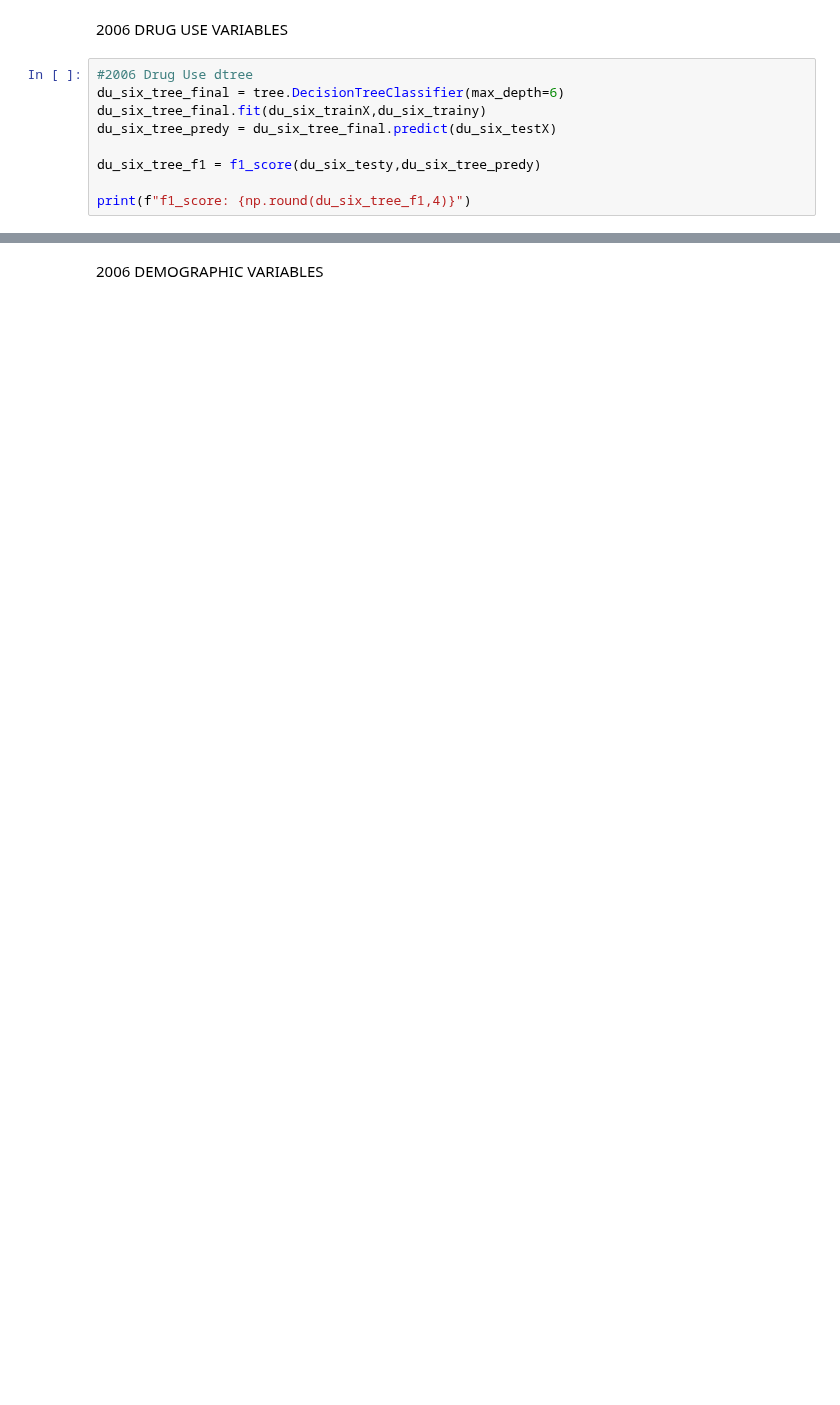
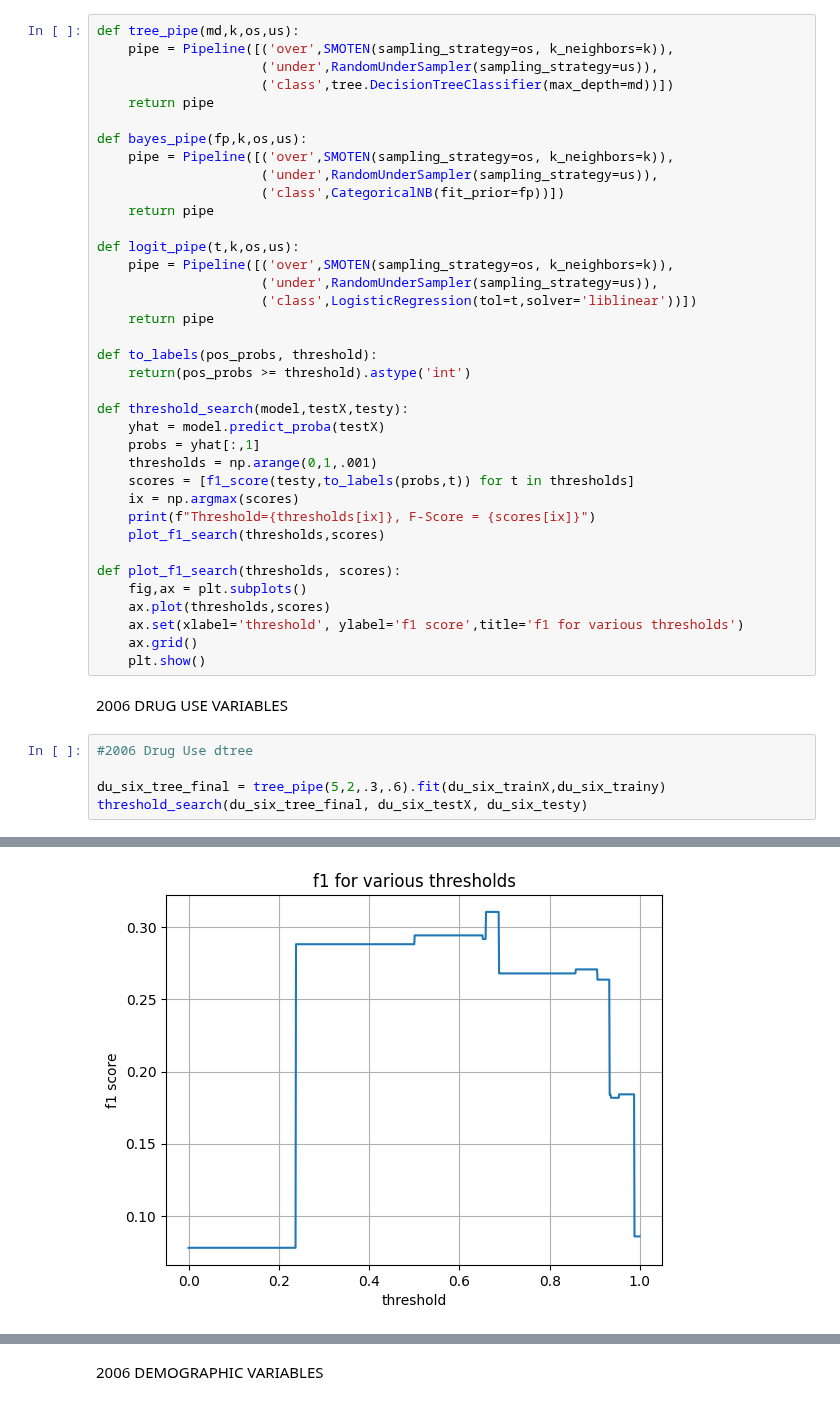
Before and after one commit to HotelTango314/dsa5900, a Jupyter notebook: NSDUH_Explore.ipynb, the cells around one changed output, grey strips where cells are left out. Cells and saved outputs as stored; diff of their text form; blank space fills up the shorter version.

Commit message:
finished f1 plot

```diff
--- a/NSDUH_Explore.ipynb
+++ b/NSDUH_Explore.ipynb
@@ -1198,12 +1200,45 @@ Now that we know the optimal hyperparameters, time to create final 12 models(3 m
+# %%
+def tree_pipe(md,k,os,us):
+    pipe = Pipeline([('over',SMOTEN(sampling_strategy=os, k_neighbors=k)),
+                     ('under',RandomUnderSampler(sampling_strategy=us)),
+                     ('class',tree.DecisionTreeClassifier(max_depth=md))])
+    return pipe
+
+def bayes_pipe(fp,k,os,us):
+    pipe = Pipeline([('over',SMOTEN(sampling_strategy=os, k_neighbors=k)),
+                     ('under',RandomUnderSampler(sampling_strategy=us)),
+                     ('class',CategoricalNB(fit_prior=fp))])
+    return pipe
+
+def logit_pipe(t,k,os,us):
+    pipe = Pipeline([('over',SMOTEN(sampling_strategy=os, k_neighbors=k)),
+                     ('under',RandomUnderSampler(sampling_strategy=us)),
+                     ('class',LogisticRegression(tol=t,solver='liblinear'))])
+    return pipe
+
+def to_labels(pos_probs, threshold):
+    return(pos_probs >= threshold).astype('int')
+
+def threshold_search(model,testX,testy):
+    yhat = model.predict_proba(testX)
+    probs = yhat[:,1]
+    thresholds = np.arange(0,1,.001)
+    scores = [f1_score(testy,to_labels(probs,t)) for t in thresholds]
+    ix = np.argmax(scores)
+    print(f"Threshold={thresholds[ix]}, F-Score = {scores[ix]}")
+    plot_f1_search(thresholds,scores)
+
+def plot_f1_search(thresholds, scores):
+    fig,ax = plt.subplots()
+    ax.plot(thresholds,scores)
+    ax.set(xlabel='threshold', ylabel='f1 score',title='f1 for various thresholds')
+    ax.grid()
+    plt.show()
 # %% [markdown]
 2006 DRUG USE VARIABLES
 # %%
 #2006 Drug Use dtree
-du_six_tree_final = tree.DecisionTreeClassifier(max_depth=6)
-du_six_tree_final.fit(du_six_trainX,du_six_trainy)
-du_six_tree_predy = du_six_tree_final.predict(du_six_testX)
 
-du_six_tree_f1 = f1_score(du_six_testy,du_six_tree_predy)
-
-print(f"f1_score: {np.round(du_six_tree_f1,4)}")
+du_six_tree_final = tree_pipe(5,2,.3,.6).fit(du_six_trainX,du_six_trainy)
+threshold_search(du_six_tree_final, du_six_testX, du_six_testy)
 # %% [output]
@@ -1211,2 +1246,3 @@ f1_score: 0.2338
+[figure, added]
 # %%
 #2006 Drug Use Bayes
```
Also changed, not shown: parts of 37 cells of this notebook.
